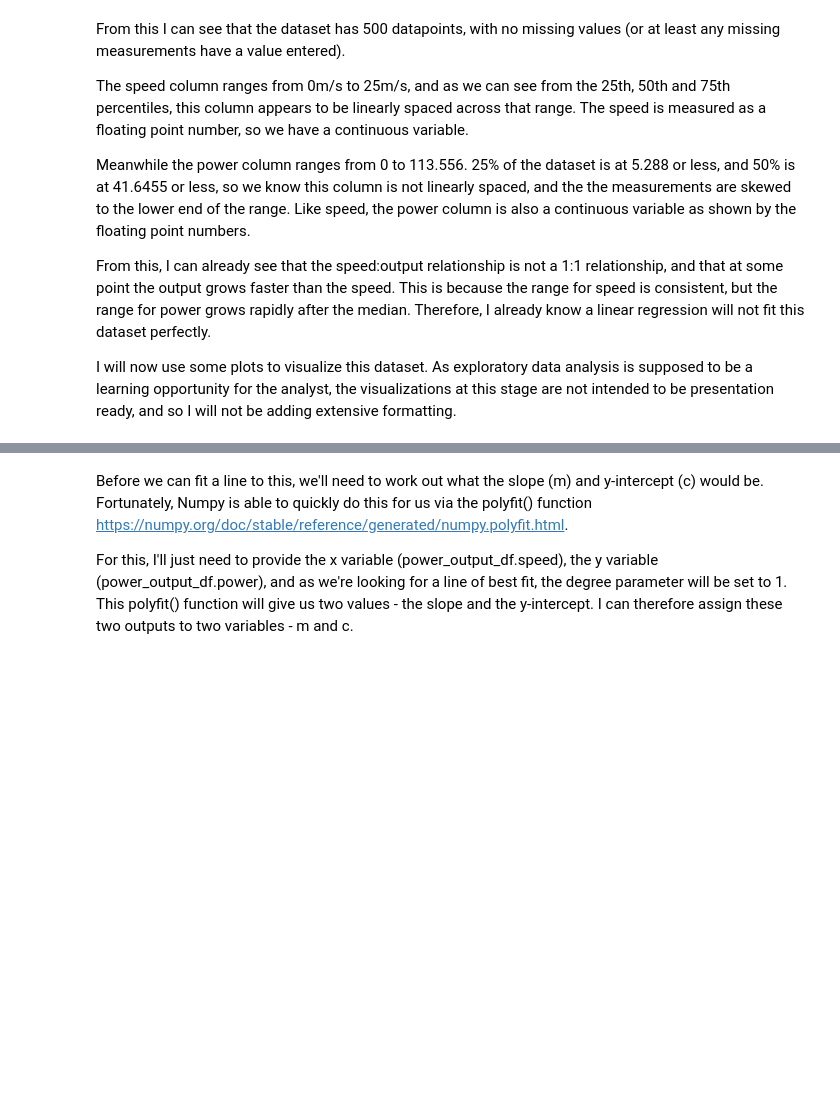
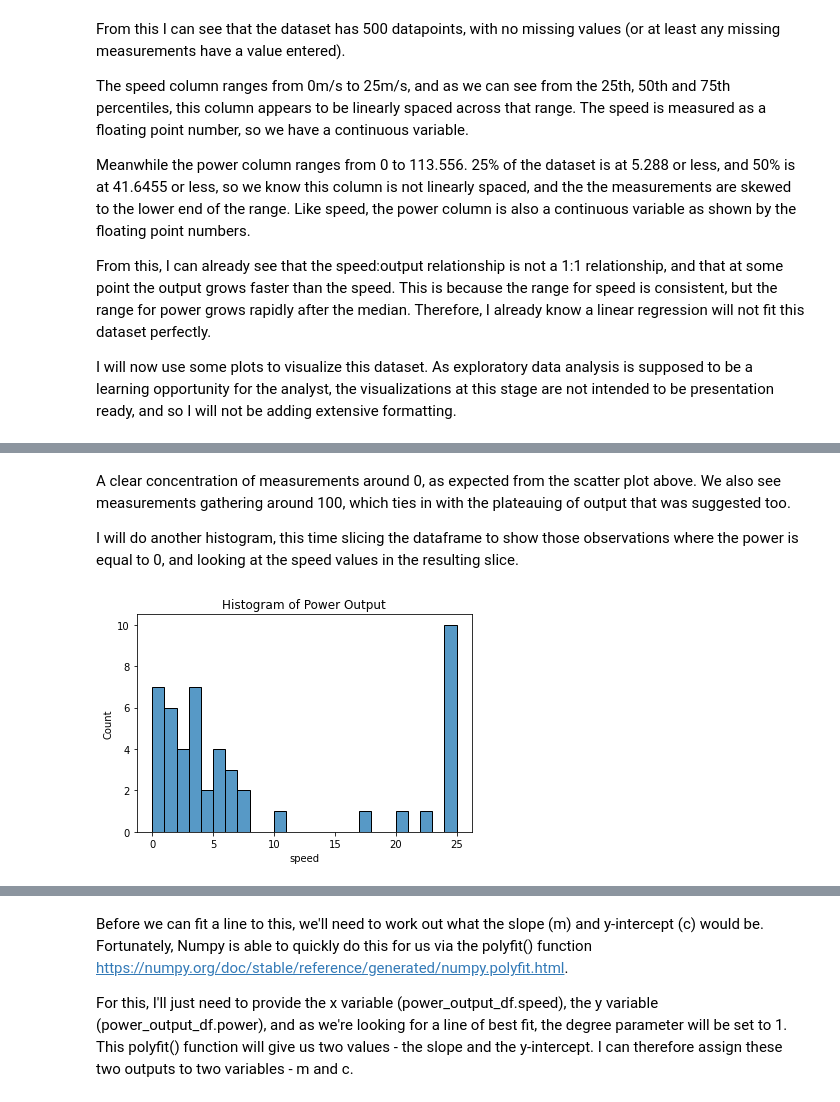
Before and after one commit to OtherBrian/fda-regression_project, a Jupyter notebook: Regression Project.ipynb, the cells around one changed output, grey strips where cells are left out. Saved outputs shown, nothing was run; the diff lists cells and outputs as text; code cells hidden in the pictures; blank space fills up the shorter version.

```diff
--- a/Regression Project.ipynb
+++ b/Regression Project.ipynb
@@ -65,0 +84,10 @@ I will now use some plots to visualize this dataset. As exploratory data analysi
+# %% [markdown]
+A clear concentration of measurements around 0, as expected from the scatter plot above. We also see measurements gathering around 100, which ties in with the plateauing of output that was suggested too.
+
+I will do another histogram, this time slicing the dataframe to show those observations where the power is equal to 0, and looking at the speed values in the resulting slice.
+# %%
+ax = sns.histplot(power_output_df.loc[power_output_df['power'] == 0.00].speed, bins = 25)
+plt.title('Histogram of Power Output')
+ax;
+# %% [output]
+[figure, added]
```
Also changed, not shown: parts of 19 cells of this notebook.
